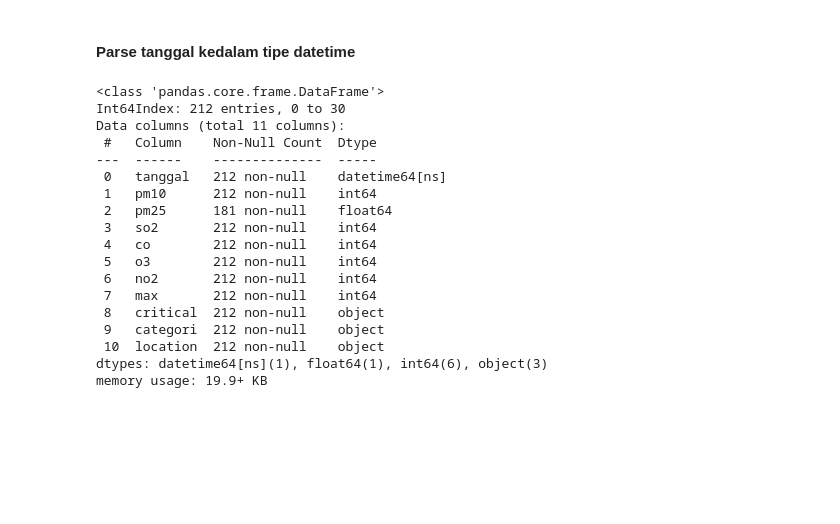
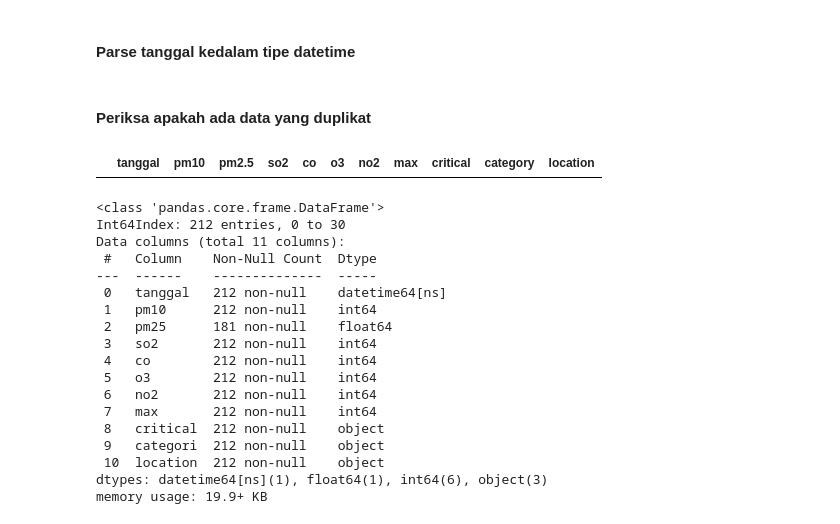
Before and after one commit to andrewmanueld/ispu_jakarta_2021, a Jupyter notebook: ISPU_Jakarta_2021.ipynb, the cells around one changed output. Drawn from its saved outputs; the diff is of its cells as text; code cells hidden in the pictures; blank space fills up the shorter version.

```diff
--- a/ISPU_Jakarta_2021.ipynb
+++ b/ISPU_Jakarta_2021.ipynb
@@ -100,6 +100,12 @@ memory usage: 19.9+ KB
 #### Parse tanggal kedalam tipe datetime
 # %%
 df.tanggal = pd.to_datetime(df.tanggal)
+# %% [markdown]
+#### Periksa apakah ada data yang duplikat
+# %%
+df[df.duplicated() == True]
+# %% [output]
+|  | tanggal | pm10 | pm2.5 | so2 | co | o3 | no2 | max | critical | category | location |
 # %%
 df.info()
 # %% [output]
```
Also changed, not shown: parts of 2 cells of this notebook.
